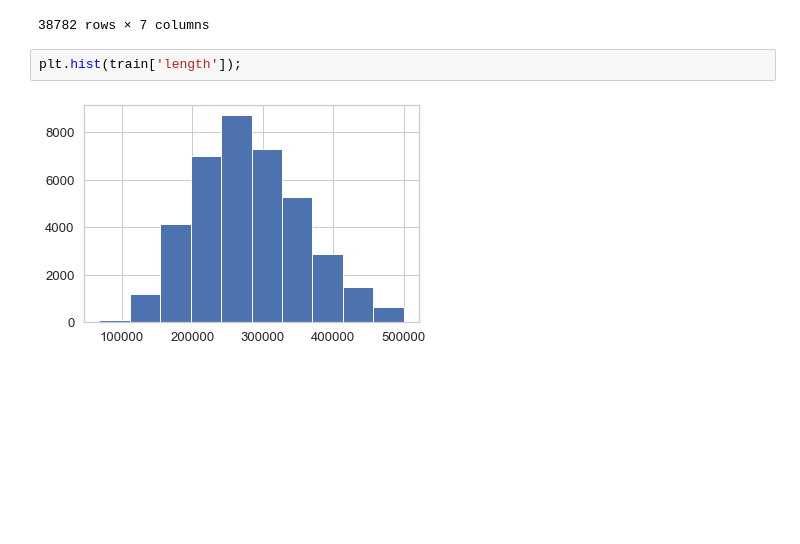
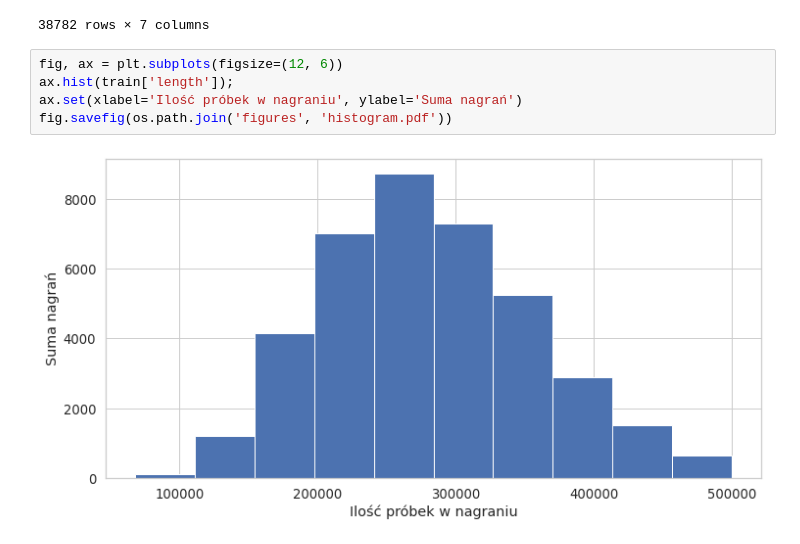
Before and after one commit to Stsh4lson/speech-to-age-gender, a Jupyter notebook: exploration.ipynb, the cells around one changed output. Drawn from its saved outputs; the diff is of its cells as text; blank space fills up the shorter version.

```diff
--- a/exploration.ipynb
+++ b/exploration.ipynb
@@ -247,9 +255,12 @@ train
 | 38780 | 38834 | 64bb74229c8a05aeeebe8aeb498d5a038... | common_voice_en_19761030.mp3 | twenties | male | The Ewings had thirteen children. | 171648 |
 | 38781 | 38835 | ac0b5abbc3c48b594b7e837a23e68460b... | common_voice_en_19683374.mp3 | twenties | female | Under protest but at Ben-Gurion's... | 357120 |
 38782 rows × 7 columns
-# %%
-plt.hist(train['length']);
-# %% [output]
-[figure, removed]
+# %%
+fig, ax = plt.subplots(figsize=(12, 6))
+ax.hist(train['length']);
+ax.set(xlabel='Ilość próbek w nagraniu', ylabel='Suma nagrań')
+fig.savefig(os.path.join('figures', 'histogram.pdf'))
+# %% [output]
+[figure, added]
 # %%
 train.
```
Also changed, not shown: parts of 11 cells of this notebook, 15 other files.
